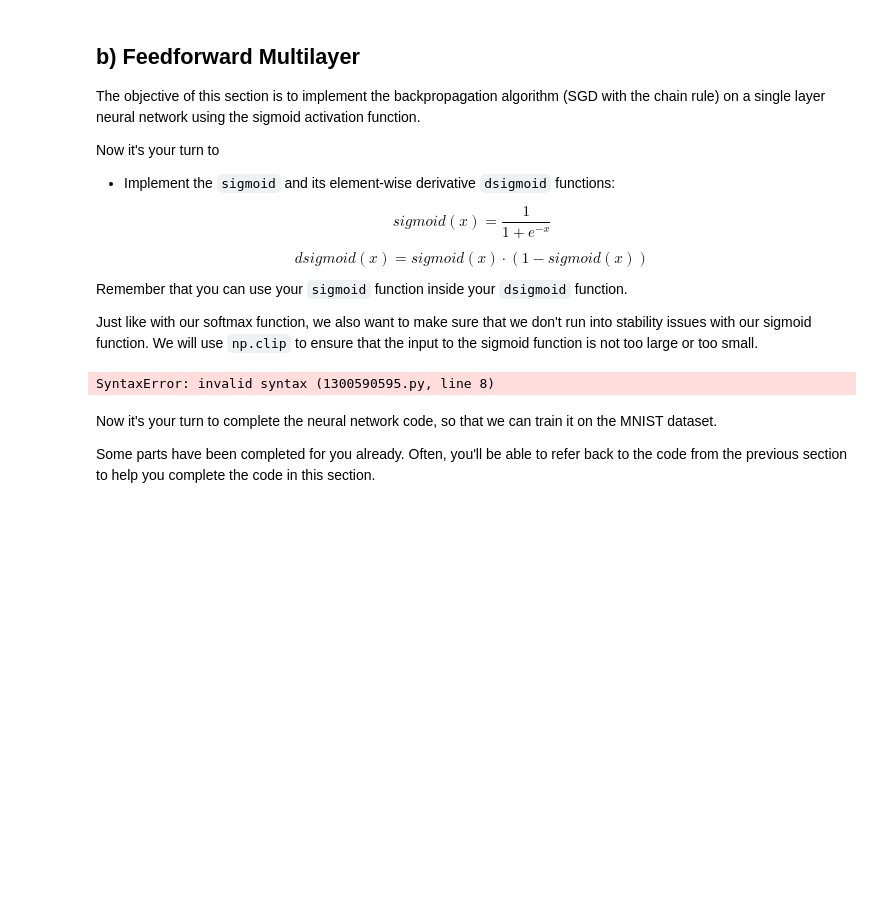
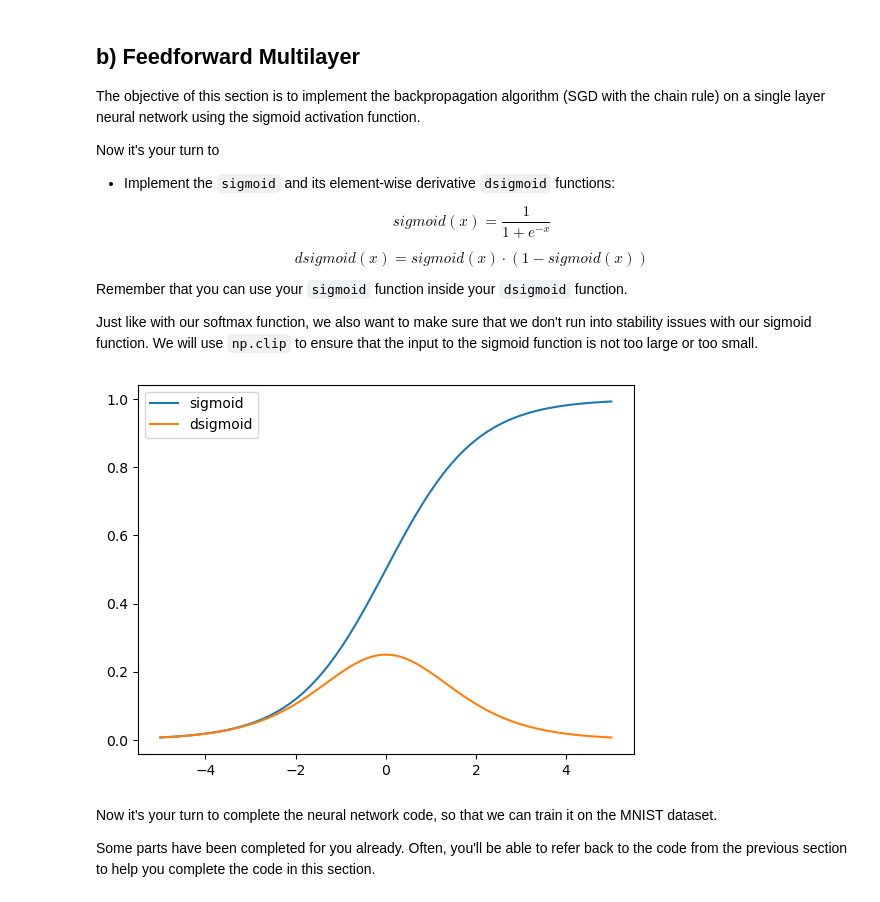
Before and after one commit to Alexatug/deep_learning, a Jupyter notebook: 01_materials/labs/lab_2.ipynb, the cells around one changed output. Drawn from its saved outputs; the diff is of its cells as text; code cells hidden in the pictures; blank space fills up the shorter version.

```diff
--- a/01_materials/labs/lab_2.ipynb
+++ b/01_materials/labs/lab_2.ipynb
@@ -310,20 +325,20 @@ Just like with our softmax function, we also want to make sure that we don't run
 # %%
 def sigmoid(X):
     # Clip X to prevent overflow or underflow
     X = np.clip(X, -500, 500) # This ensures that np.exp(X) doesn't overflow
-    return None
+    return 1/(1+np.exp(-X))
 
 
 def dsigmoid(X):
-    return sigmoid(x) = (1- sigmoid(X))
+    return sigmoid(X)*(1- sigmoid(X))
 
 
 x = np.linspace(-5, 5, 100)
 plt.plot(x, sigmoid(x), label='sigmoid')
 plt.plot(x, dsigmoid(x), label='dsigmoid')
 plt.legend(loc='best');
 # %% [output]
-SyntaxError: invalid syntax (1300590595.py, line 8)
+[figure, added]
 # %% [markdown]
 Now it's your turn to complete the neural network code, so that we can train it on the MNIST dataset.
 
```
Also changed, not shown: parts of 18 cells of this notebook, 1 other file.
